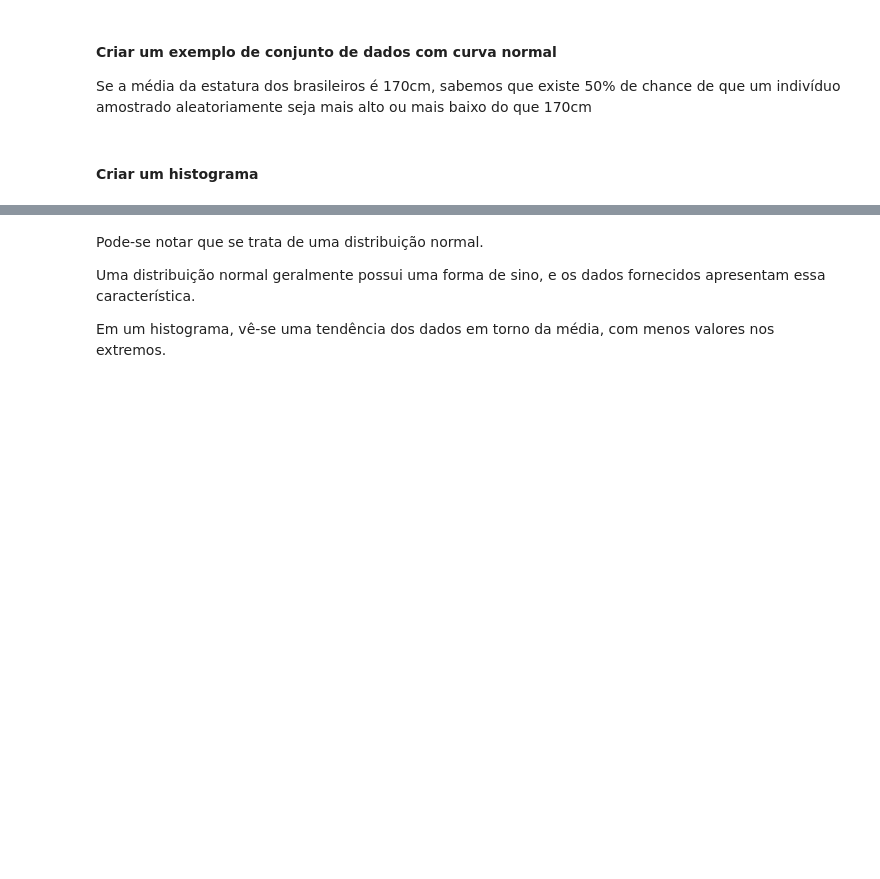
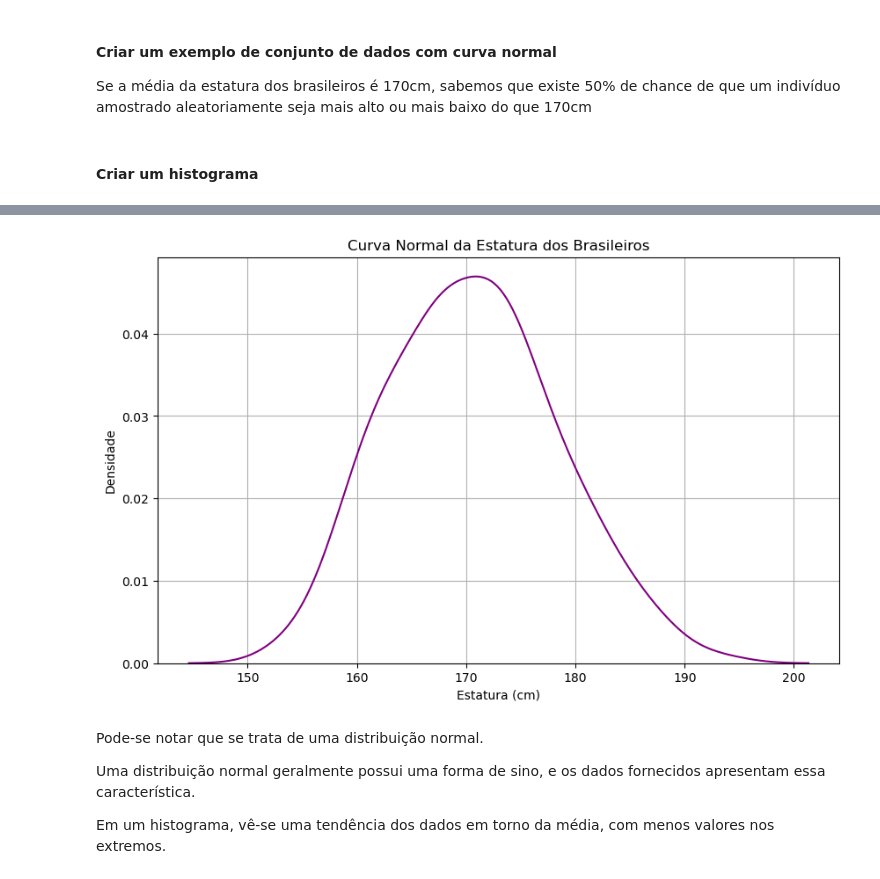
Before and after one commit to ant-rod-silva/python_statistics, a Jupyter notebook: 005_Medidas de dispersão.ipynb, the cells around one changed output, grey strips where cells are left out. Saved outputs shown, nothing was run; the diff lists cells and outputs as text; code cells hidden in the pictures; blank space fills up the shorter version.

```diff
--- a/005_Medidas de dispersão.ipynb
+++ b/005_Medidas de dispersão.ipynb
@@ -190,3 +168,14 @@ plt.show()
+# %%
+# Criar o gráfico de curva normal usando Seaborn
+plt.figure(figsize=(10, 6))
+sns.kdeplot(conjunto_numerico_arredondado, color='purple')
+plt.xlabel('Estatura (cm)')
+plt.ylabel('Densidade')
+plt.title('Curva Normal da Estatura dos Brasileiros')
+plt.grid(True)
+plt.show()
+# %% [output]
+[figure, added]
 # %% [markdown]
 Pode-se notar que se trata de uma distribuição normal.
 
```
Also changed, not shown: parts of 2 cells of this notebook.
